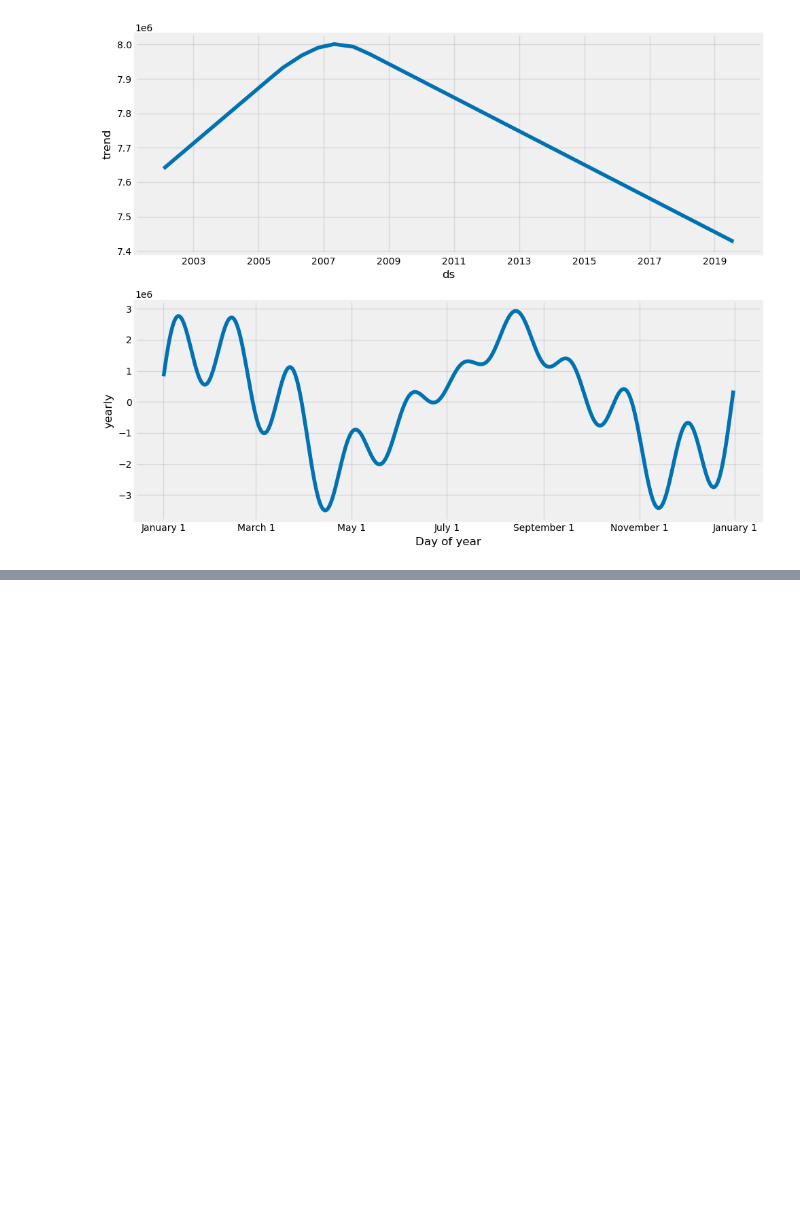
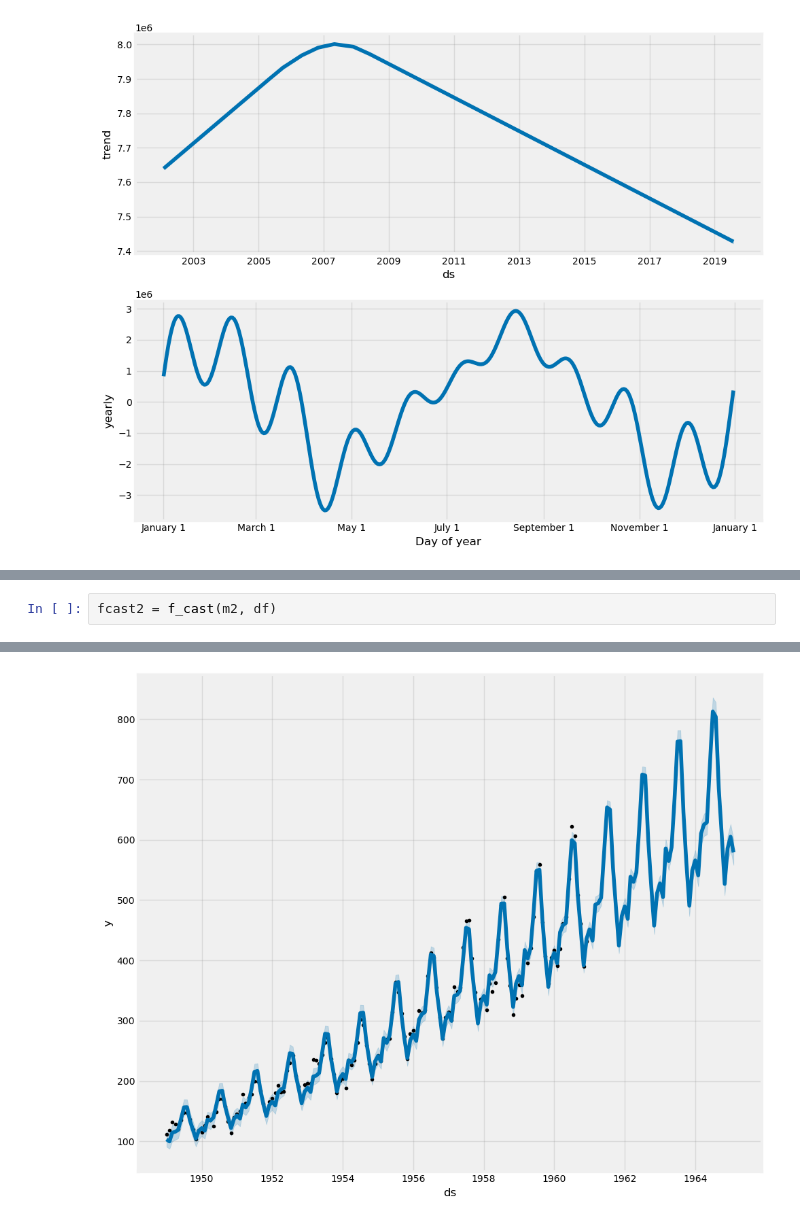
Before and after one commit to bachaudhry/time_series, a Jupyter notebook: ts_with_k/03_Prophet.ipynb, the cells around one changed output, grey strips where cells are left out. Drawn from its saved outputs; the diff is of its cells as text; blank space fills up the shorter version.

```diff
--- a/ts_with_k/03_Prophet.ipynb
+++ b/ts_with_k/03_Prophet.ipynb
@@ -335,0 +385,3 @@ m.plot_components(forecast, figsize=(CFG.img_dim1, CFG.img_dim2));
+# %%
+fcast2 = f_cast(m2, df)
+# %% [output]
@@ -335,0 +390 @@ m.plot_components(forecast, figsize=(CFG.img_dim1, CFG.img_dim2));
+[figure, added]
```
Also changed, not shown: parts of 19 cells of this notebook.
